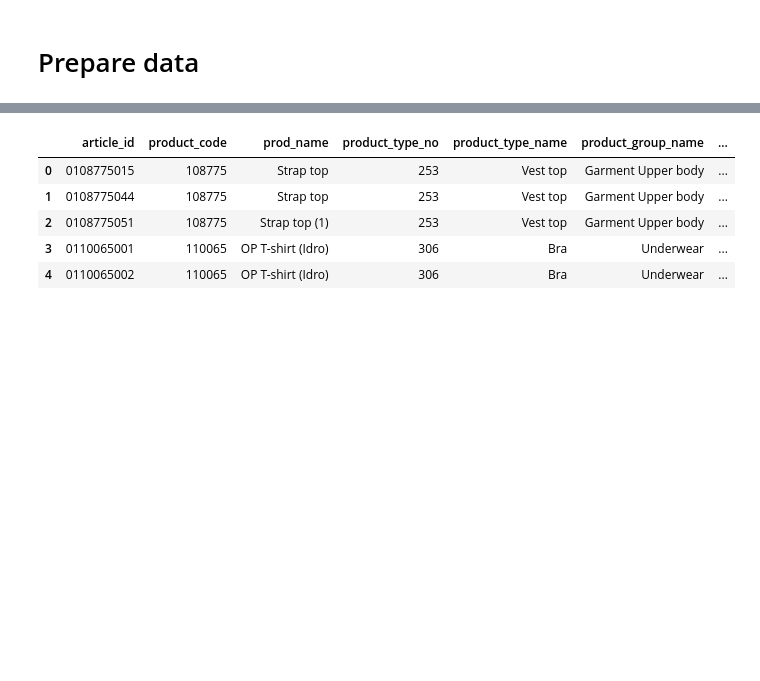
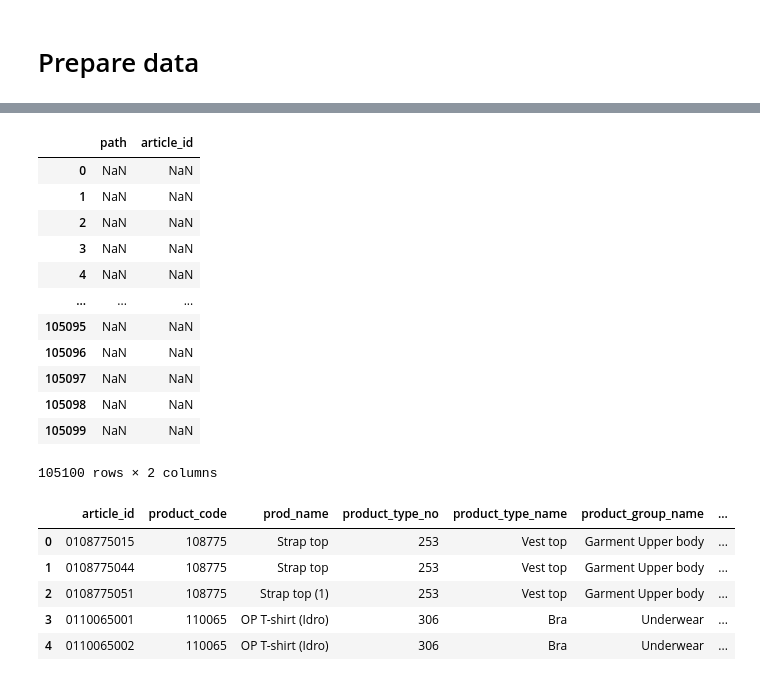
Before and after one commit to flostracke/kaggle_hm, a Jupyter notebook: starter.ipynb, the cells around one changed output, grey strips where cells are left out. Saved outputs shown, nothing was run; the diff lists cells and outputs as text; code cells hidden in the pictures; blank space fills up the shorter version.

```diff
--- a/starter.ipynb
+++ b/starter.ipynb
@@ -18,3 +20,19 @@ df_paths["article_id"] = df_paths["path"].str[-14:].str.replace(".jpg", "", rege
+# %%
+df_paths[df_paths.isna()]
+# %% [output]
+|  | path | article_id |
+| 0 | NaN | NaN |
+| 1 | NaN | NaN |
+| 2 | NaN | NaN |
+| 3 | NaN | NaN |
+| 4 | NaN | NaN |
+| ... | ... | ... |
+| 105095 | NaN | NaN |
+| 105096 | NaN | NaN |
+| 105097 | NaN | NaN |
+| 105098 | NaN | NaN |
+| 105099 | NaN | NaN |
+105100 rows × 2 columns
 # %%
 # add the imagepath to the article df
 df_articles = df_articles.merge(df_paths, on='article_id', how='left')
```
Also changed, not shown: parts of 13 cells of this notebook.
